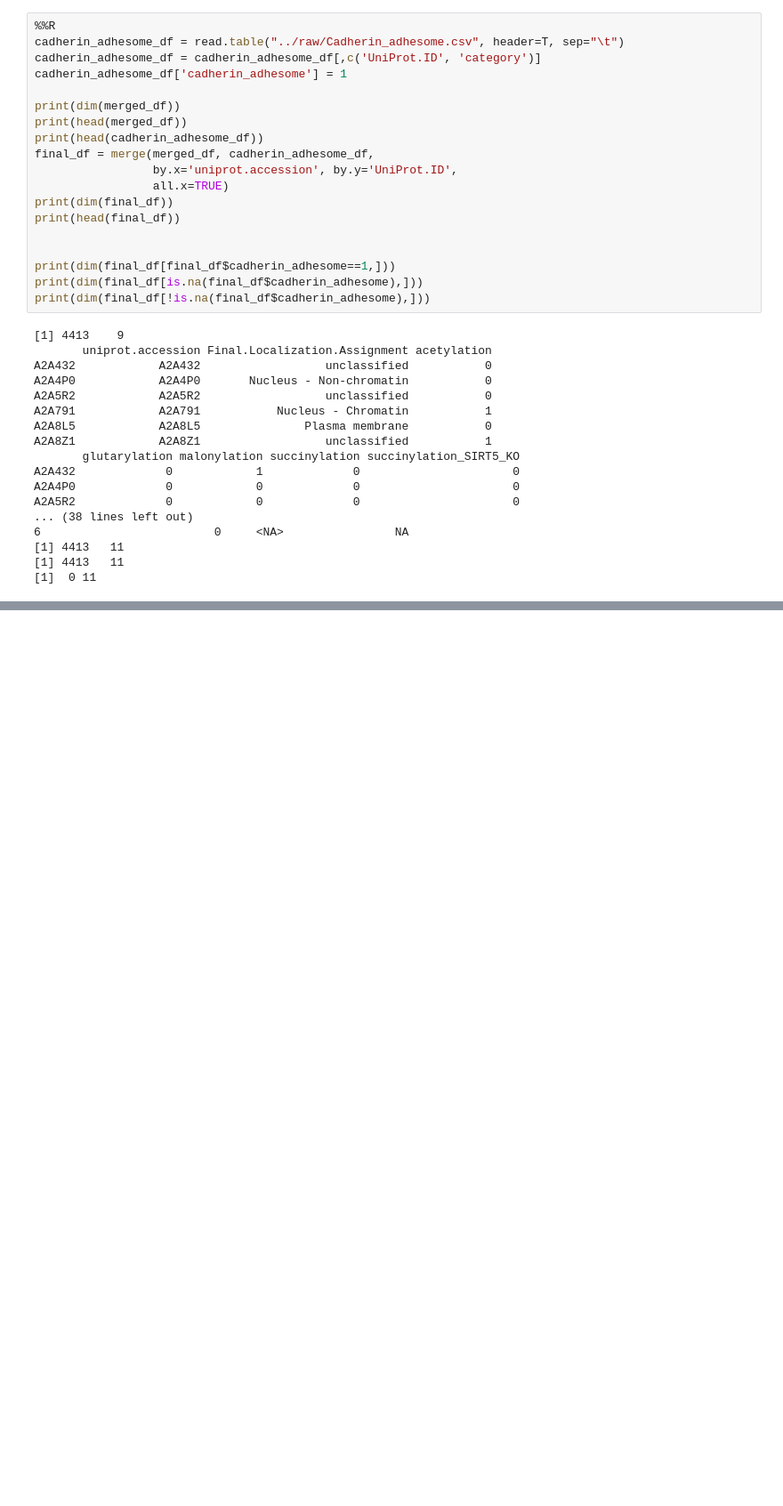
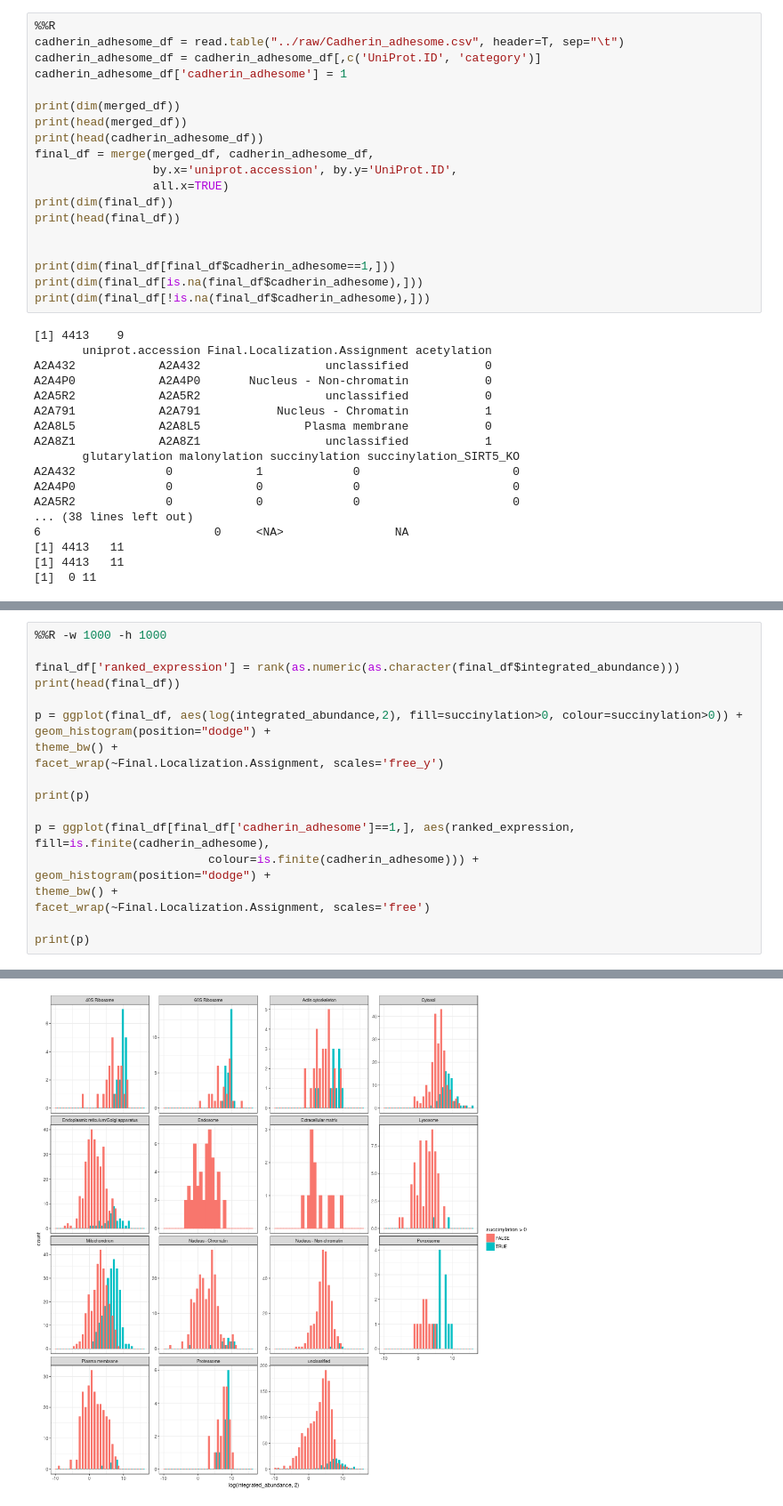
Before and after one commit to TomSmithCGAT/Lysine_mod, a Jupyter notebook: notebooks/Lysine_modification_table_parsing.ipynb, the cells around one changed output, grey strips where cells are left out. Shown at 89% size. Saved outputs shown, nothing was run; the diff lists cells and outputs as text; blank space fills up the shorter version.

```diff
--- a/notebooks/Lysine_modification_table_parsing.ipynb
+++ b/notebooks/Lysine_modification_table_parsing.ipynb
@@ -1668,0 +1840,21 @@ A0JLP6  335.0                          0
+# %%
+%%R -w 1000 -h 1000
+
+final_df['ranked_expression'] = rank(as.numeric(as.character(final_df$integrated_abundance)))
+print(head(final_df))
+
+p = ggplot(final_df, aes(log(integrated_abundance,2), fill=succinylation>0, colour=succinylation>0)) +
+geom_histogram(position="dodge") +
+theme_bw() +
+facet_wrap(~Final.Localization.Assignment, scales='free_y')
+
+print(p)
+
+p = ggplot(final_df[final_df['cadherin_adhesome']==1,], aes(ranked_expression, fill=is.finite(cadherin_adhesome),
+                         colour=is.finite(cadherin_adhesome))) +
+geom_histogram(position="dodge") +
+theme_bw() +
+facet_wrap(~Final.Localization.Assignment, scales='free')
+
+print(p)
+# %% [output]
@@ -1668,0 +1878 @@ A0JLP6  335.0                          0
+[figure, added]
```
Also changed, not shown: parts of 35 cells of this notebook, 4 other files.
